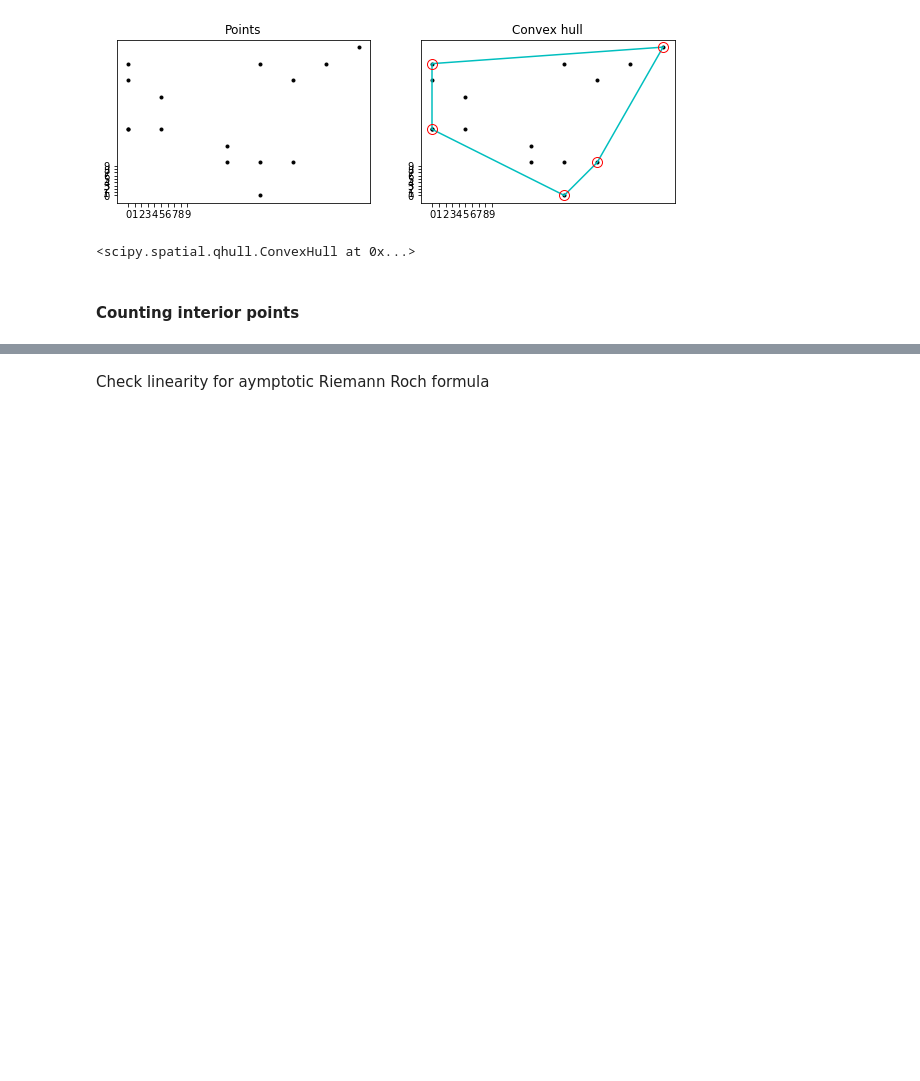
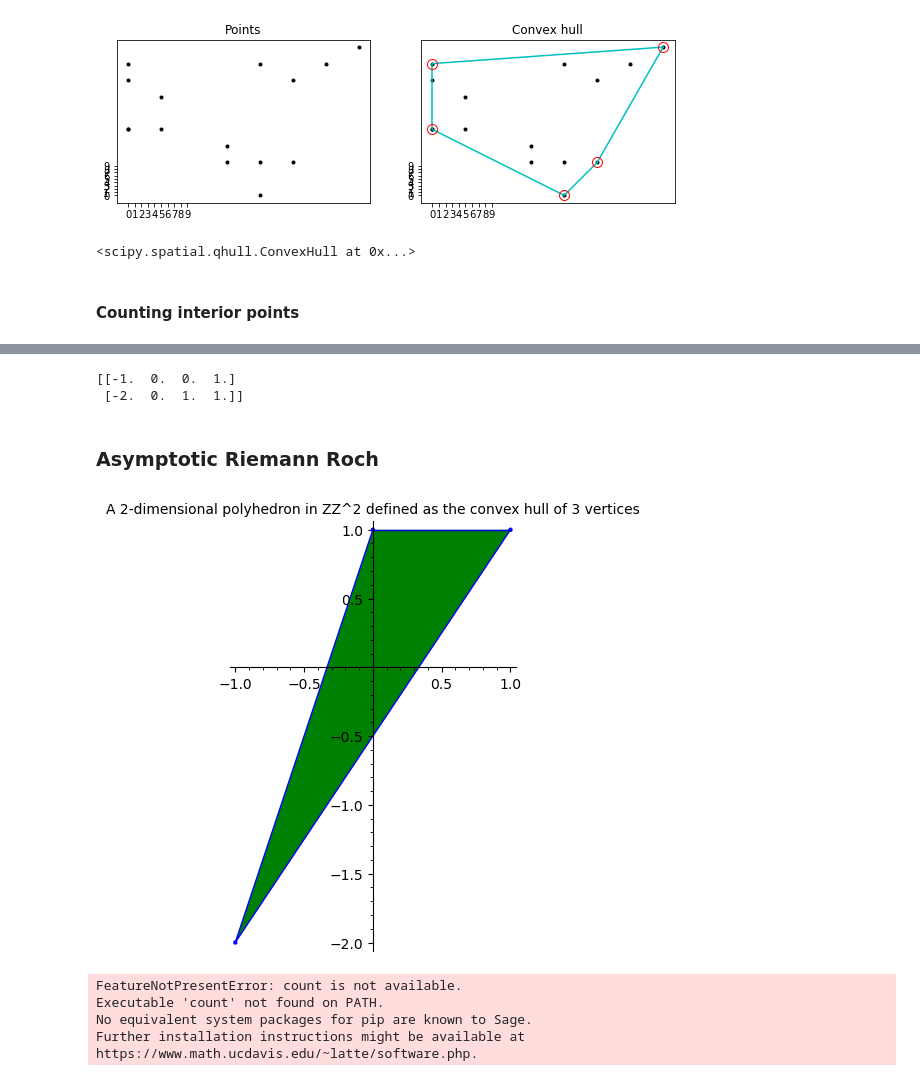
Before and after one commit to ineschunghalpern/lsgnt-computers, a Jupyter notebook: Comp_project/convex_hull.ipynb, the cells around one changed output, grey strips where cells are left out. Drawn from its saved outputs; the diff is of its cells as text; code cells hidden in the pictures; blank space fills up the shorter version.

```diff
--- a/Comp_project/convex_hull.ipynb
+++ b/Comp_project/convex_hull.ipynb
@@ -50,2 +52,0 @@ will use `scipy.optimize.linprog`
-# %% [markdown]
-Check linearity for aymptotic Riemann Roch formula
@@ -52,2 +73,27 @@ Check linearity for aymptotic Riemann Roch formula
+# %%
+hull = pc.qhull(points)
+        # `hull` is an instance of the class `polytope.polytope.Polytope`,
+        # which is for representing convex polytopes
+integral_points = enumerate_integral_points(hull)
+print(integral_points)
+# %% [output]
+[[-1.  0.  0.  1.]
+ [-2.  0.  1.  1.]]
+# %% [markdown]
+### Asymptotic Riemann Roch
+# %%
+points = np.array([[0,1], [1,1], [-1,-2]])
+# %%
+P = Polyhedron(vertices=points)
+P
+# %% [output]
+[figure, added]
+# %%
+p = P.ehrhart_polynomial(engine='latte')
+# %% [output]
+FeatureNotPresentError: count is not available.
+Executable 'count' not found on PATH.
+No equivalent system packages for pip are known to Sage.
+Further installation instructions might be available at https://www.math.ucdavis.edu/~latte/software.php.
 # %%
 #Take m_1 < m_2, as powers of anticanonical bundle for which we check ampleness
```
Also changed, not shown: parts of 5 cells of this notebook, 12 other files.
